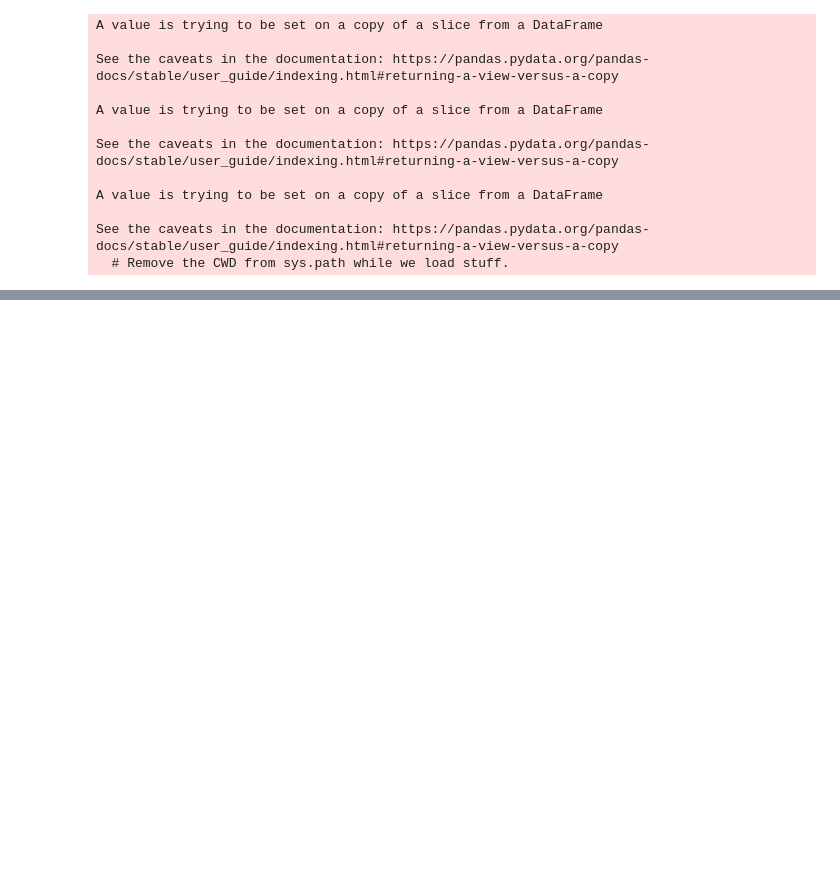
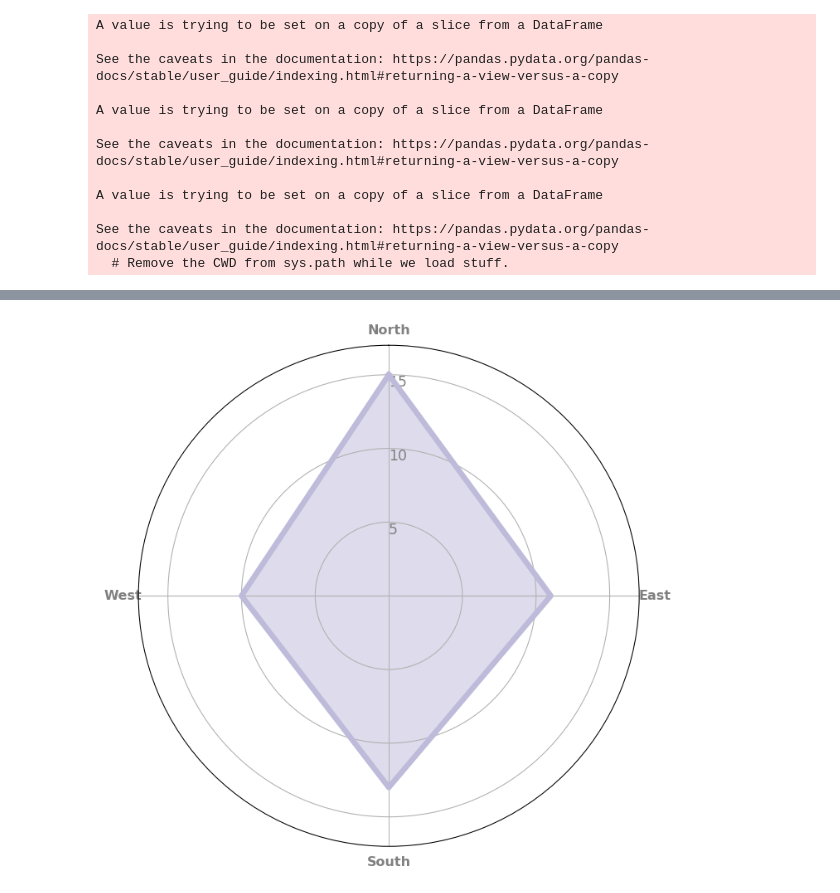
Before and after one commit to lucastiagooliveira/lucas_repo, a Jupyter notebook: Study Materials/IBM Couse - Data Science/Coursera_Capstone/Golds_gym-Copy1.ipynb, the cells around one changed output, grey strips where cells are left out. Drawn from its saved outputs; the diff is of its cells as text; code cells hidden in the pictures; blank space fills up the shorter version.

```diff
--- a/Study Materials/IBM Couse - Data Science/Coursera_Capstone/Golds_gym-Copy1.ipynb
+++ b/Study Materials/IBM Couse - Data Science/Coursera_Capstone/Golds_gym-Copy1.ipynb
@@ -239,6 +239,8 @@ result = dataframe_filtered[['Cluster Labels', 'name']]
 result_group = result.groupby(by = 'Cluster Labels', axis = 0).count()
 # change index
 result_group.reset_index(inplace = True)
+# change colums name
+result_group.columns = ['Cluster Labels', 'Number of gyms']
 # %%
 #replace the clusters numbers
 for i, j in enumerate(result_group['Cluster Labels']):
@@ -273,0 +277,54 @@ result_group #print results
+# %%
+# ------- PART 1: Define a function that do a plot for one line of the dataset!
+
+def make_spider(title, color):
+
+    #number of variable
+    categories=list(result_group['Cluster Labels'])
+    categories.reverse()
+    N = len(categories)
+
+    # What will be the angle of each axis in the plot? (we divide the plot / number of variable)
+    angles = [(n / float(N) * 2 * pi) for n in range(N)]
+#    angles.reverse()
+    angles += angles[:1]
+
+
+    # Initialise the spider plot
+    ax = plt.subplot(111, polar=True)
+
+    # If you want the first axis to be on top:
+    ax.set_theta_offset(pi / 2)
+    ax.set_theta_direction(-1)
+
+    # Draw one axe per variable + add labels labels yet
+    plt.xticks(angles[:-1], categories, color='grey', size= 12, fontweight = 'bold')
+
+    # Draw ylabels
+    ax.set_rlabel_position(0)
+    plt.yticks([5,10,15], ["5","10","15"], color="grey", size=13, verticalalignment = 'top', y = 0.8)
+    plt.ylim(0,17)
+
+    # Ind1
+    values=result_group['Number of gyms'].tolist()
+    values.reverse()
+    values += values[:1]
+
+    ax.plot(angles, values, color= color, linewidth=5, linestyle='solid')
+    ax.fill(angles, values, color=color , alpha=0.5)
+
+#     # Add a title
+#     plt.title(title, size=30, color=color, y=1.1)
+
+#Part 2 Apply to all individuals
+# initialize the figure
+my_dpi=96
+plt.figure(figsize=(800/my_dpi, 800/my_dpi), dpi=my_dpi)
+
+# Create a color palette:
+my_palette = plt.cm.get_cmap("Set3", 10)
+
+make_spider(title= 'Gyms around', color = my_palette(2))
+plt.savefig('radar.png', transparent= True)
+# %% [output]
+[figure, added]
```
Also changed, not shown: parts of 4 cells of this notebook, 2 other files.
